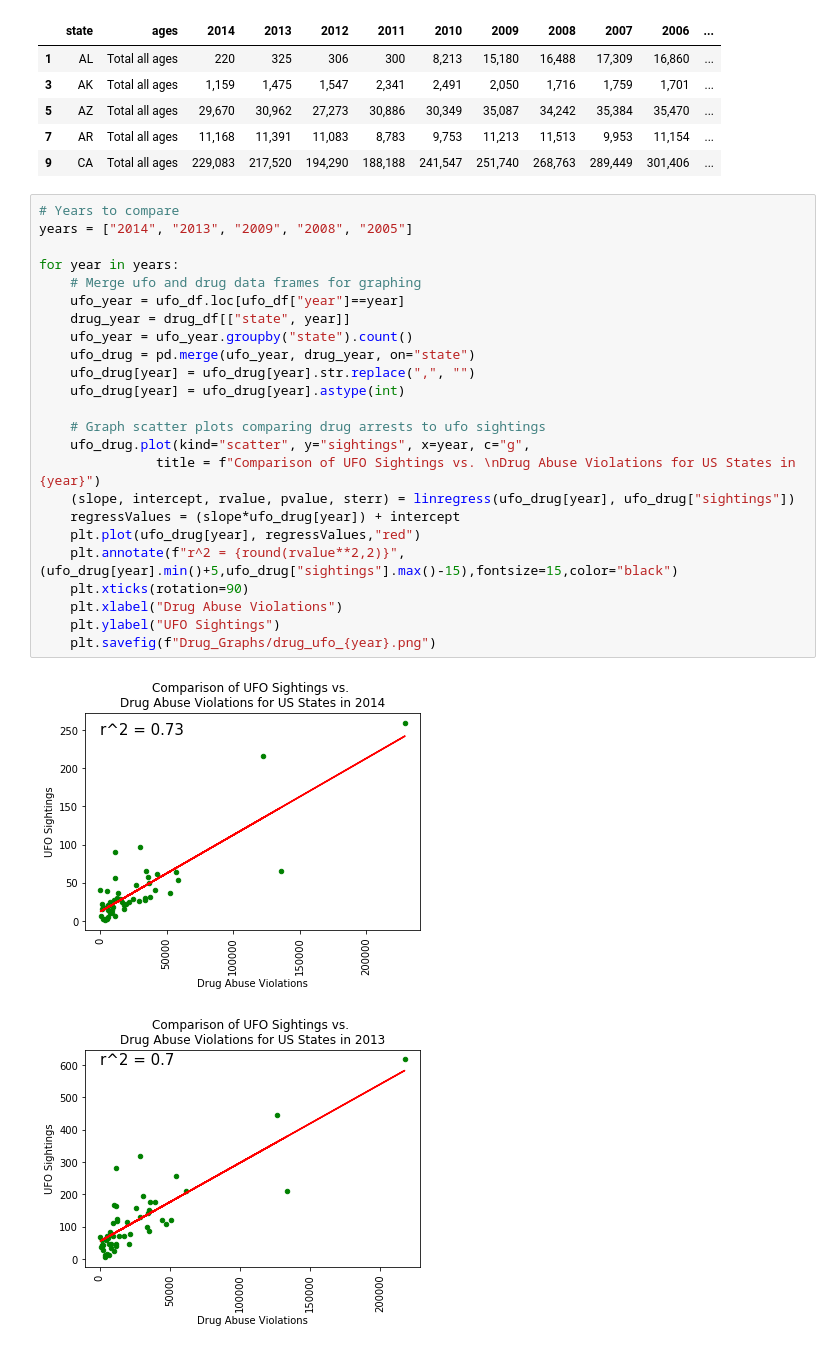
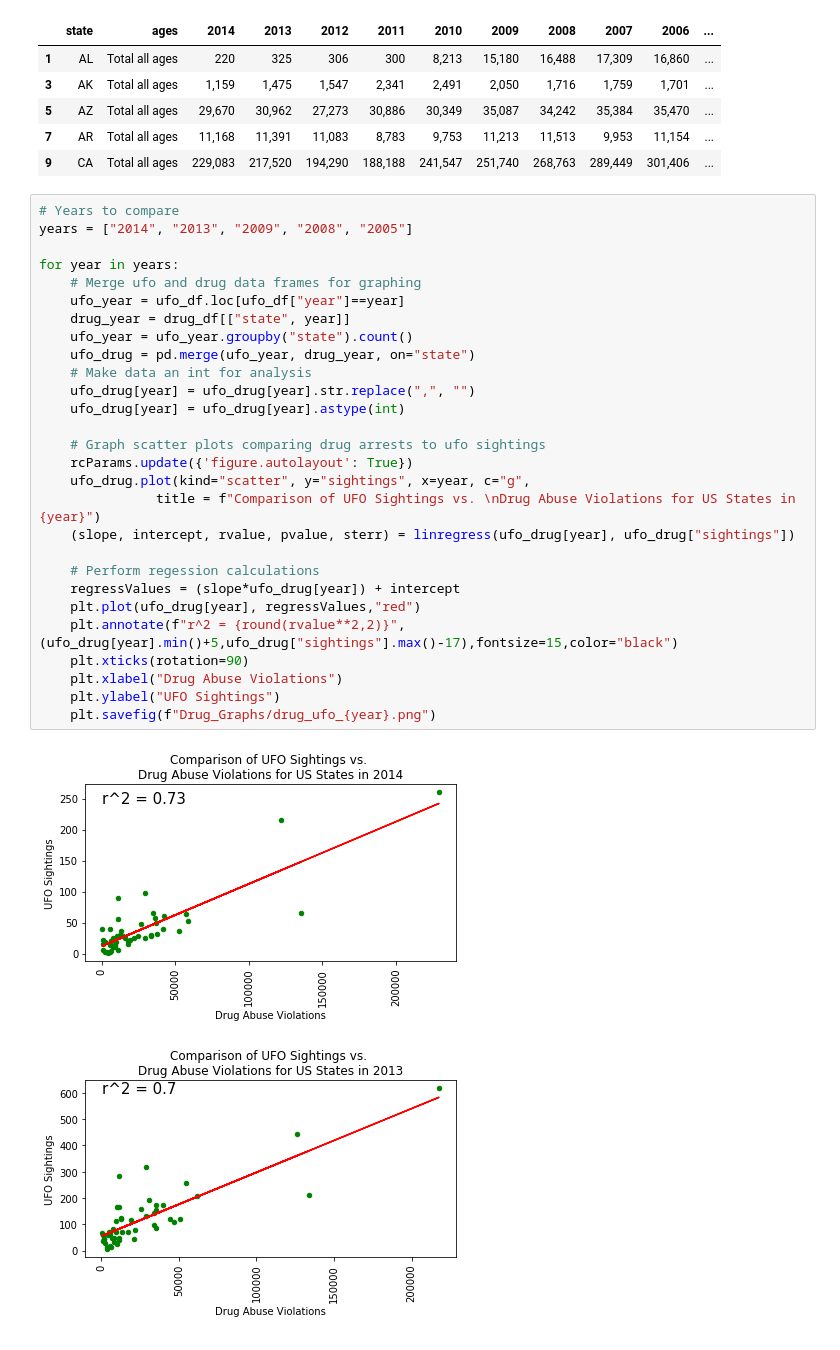
Before and after one commit to aburstyn9068/Mighty_Ducks_Project, a Jupyter notebook: ufo_drug.ipynb, the cells around one changed output. Saved outputs shown, nothing was run; the diff lists cells and outputs as text.

```diff
--- a/ufo_drug.ipynb
+++ b/ufo_drug.ipynb
@@ -61,27 +62,31 @@ drug_df.head()
 # %%
 # Years to compare
 years = ["2014", "2013", "2009", "2008", "2005"]
 
 for year in years:
     # Merge ufo and drug data frames for graphing
     ufo_year = ufo_df.loc[ufo_df["year"]==year]
     drug_year = drug_df[["state", year]]
     ufo_year = ufo_year.groupby("state").count()
     ufo_drug = pd.merge(ufo_year, drug_year, on="state")
+    # Make data an int for analysis
     ufo_drug[year] = ufo_drug[year].str.replace(",", "")
     ufo_drug[year] = ufo_drug[year].astype(int)
 
     # Graph scatter plots comparing drug arrests to ufo sightings
+    rcParams.update({'figure.autolayout': True})
     ufo_drug.plot(kind="scatter", y="sightings", x=year, c="g",
                title = f"Comparison of UFO Sightings vs. \nDrug Abuse Violations for US States in {year}")
     (slope, intercept, rvalue, pvalue, sterr) = linregress(ufo_drug[year], ufo_drug["sightings"])
+
+    # Perform regession calculations
     regressValues = (slope*ufo_drug[year]) + intercept
     plt.plot(ufo_drug[year], regressValues,"red")
-    plt.annotate(f"r^2 = {round(rvalue**2,2)}",(ufo_drug[year].min()+5,ufo_drug["sightings"].max()-15),fontsize=15,color="black")
+    plt.annotate(f"r^2 = {round(rvalue**2,2)}",(ufo_drug[year].min()+5,ufo_drug["sightings"].max()-17),fontsize=15,color="black")
     plt.xticks(rotation=90)
     plt.xlabel("Drug Abuse Violations")
     plt.ylabel("UFO Sightings")
     plt.savefig(f"Drug_Graphs/drug_ufo_{year}.png")
 # %% [output]
-[figure, old version]
+[figure, new version]
-[figure, old version]
+[figure, new version]
```
Also changed, not shown: parts of 2 cells of this notebook, 6 other files.
